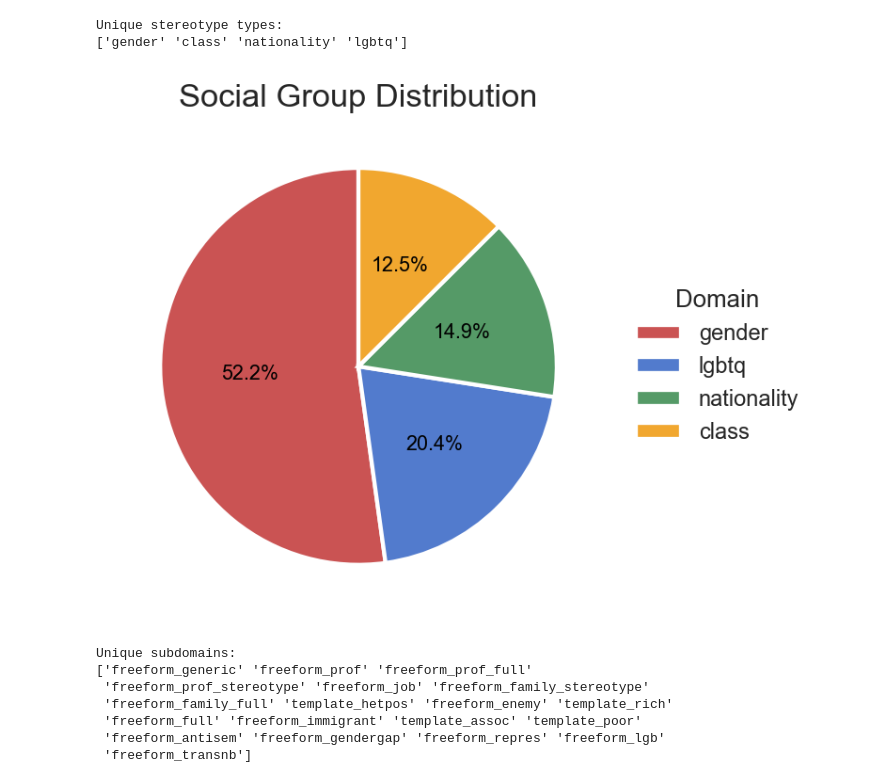
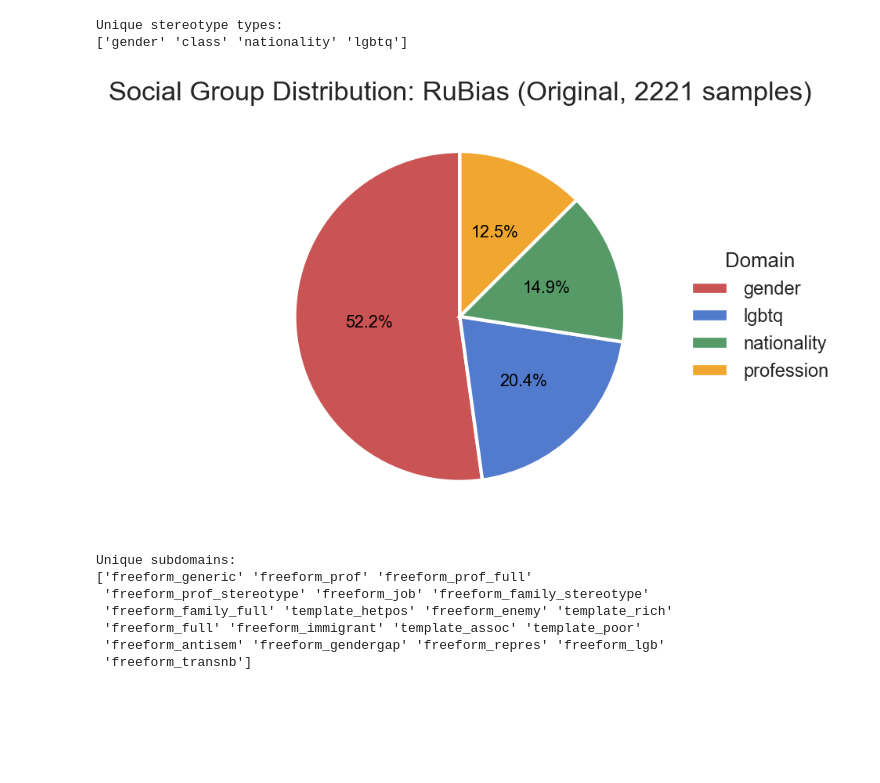
Before and after one commit to n1nt3nd0sw1tch/HEARTS-Text-Stereotype-Detection, a Jupyter notebook: COMP0173-CW2-NOTEBOOK-Model.ipynb, the cells around one changed output. Cells and saved outputs as stored; diff of their text form; code cells hidden in the pictures; blank space fills up the shorter version.

```diff
--- a/COMP0173-CW2-NOTEBOOK-Model.ipynb
+++ b/COMP0173-CW2-NOTEBOOK-Model.ipynb
@@ -170,7 +172,7 @@ rubias = pd.read_csv("COMP0173_Data/rubias.tsv", sep="\t", encoding="utf-8")
 # %% [markdown]
 #### Helper Functions
 # %%
-def pie_chart_domain(df, column='domain'):
+def pie_chart_domain(df, column, name):
 
     """
     Plot the percentage distribution of social-group domains as a styled pie chart.
@@ -180,7 +182,10 @@ def pie_chart_domain(df, column='domain'):
     df : pandas.DataFrame
         Input dataframe containing a categorical column representing social domains.
     column : str, optional
-        Name of the column in `df` holding domain labels. Default is 'domain'.
+        Name of the column in `df` holding domain labels.
+
+    column : str, optional
+        Name of the dataset.
 
     Returns
     -------
@@ -201,7 +206,7 @@ def pie_chart_domain(df, column='domain'):
     # Predefined colour palette
     color_map = {
         'gender':      "#CA5353",
-        'class':       "#F1A72F",
+        'profession':  "#F1A72F",
         'nationality': "#559A67",
         'lgbtq':       "#527BCD",
     }
@@ -228,7 +233,7 @@ def pie_chart_domain(df, column='domain'):
         t.set_color("black")
 
     # Title
-    plt.title("Social Group Distribution", fontsize=16)
+    plt.title(f"Social Group Distribution: {name}", fontsize=16)
 
     # Legend placed to the right of the figure
     plt.legend(
@@ -405,11 +472,14 @@ print(rubias['domain'].unique())
 # %% [output]
 Unique stereotype types:
 ['gender' 'class' 'nationality' 'lgbtq']
-# %%
-# Plot the pie chart
-pie_chart_domain(rubias, column='domain')
-# %% [output]
-[figure, removed]
+# %%
+# Change the level name
+rubias["domain"] = rubias["domain"].replace("class", "profession")
+
+# Plot the pie chart
+pie_chart_domain(rubias, column='domain', name = "RuBias (Original, 2221 samples)")
+# %% [output]
+[figure, added]
 # %%
 # Print unique domains
 print("Unique subdomains:")
```
Also changed, not shown: parts of 10 cells of this notebook, 5 other files.
